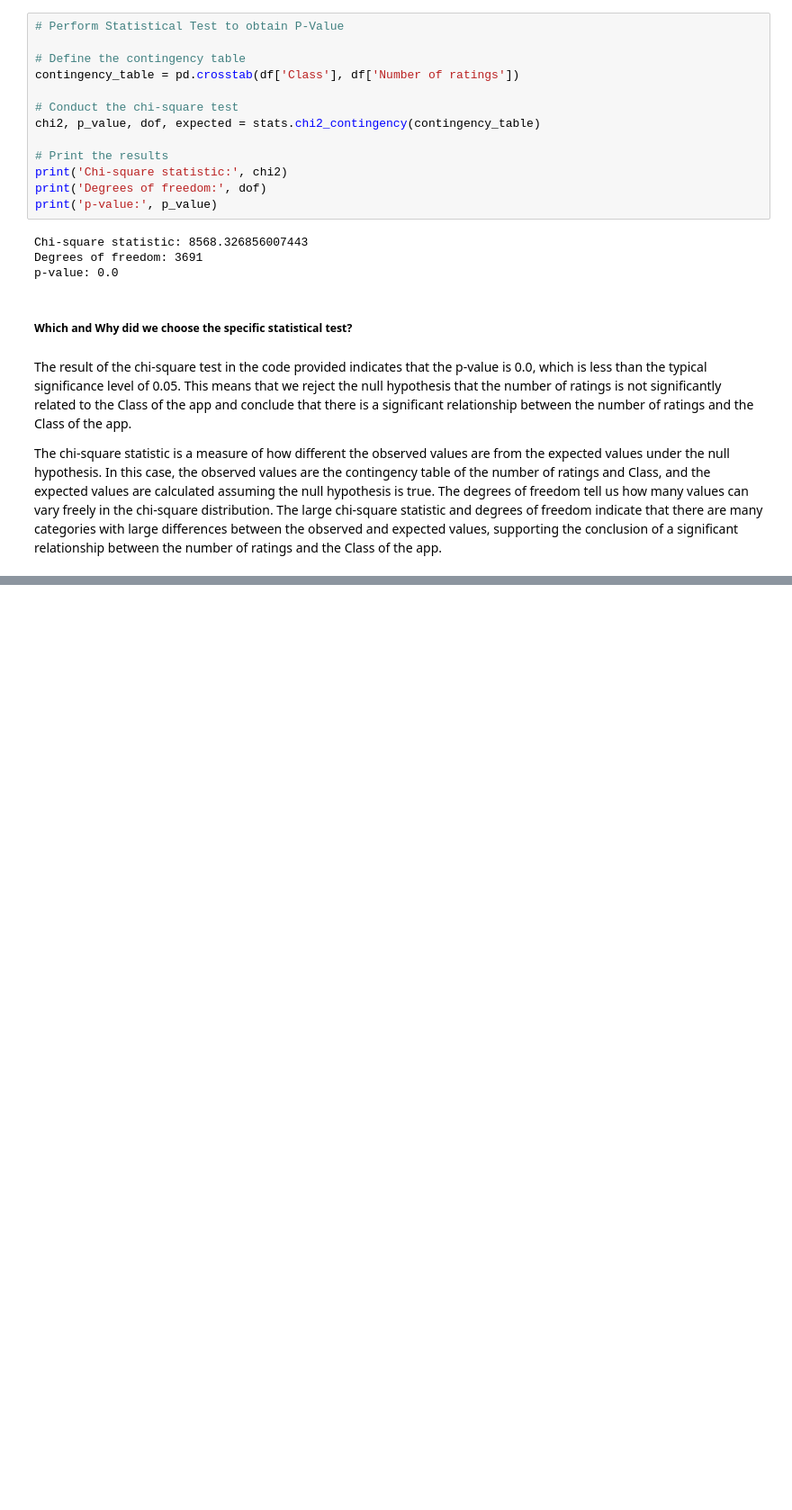
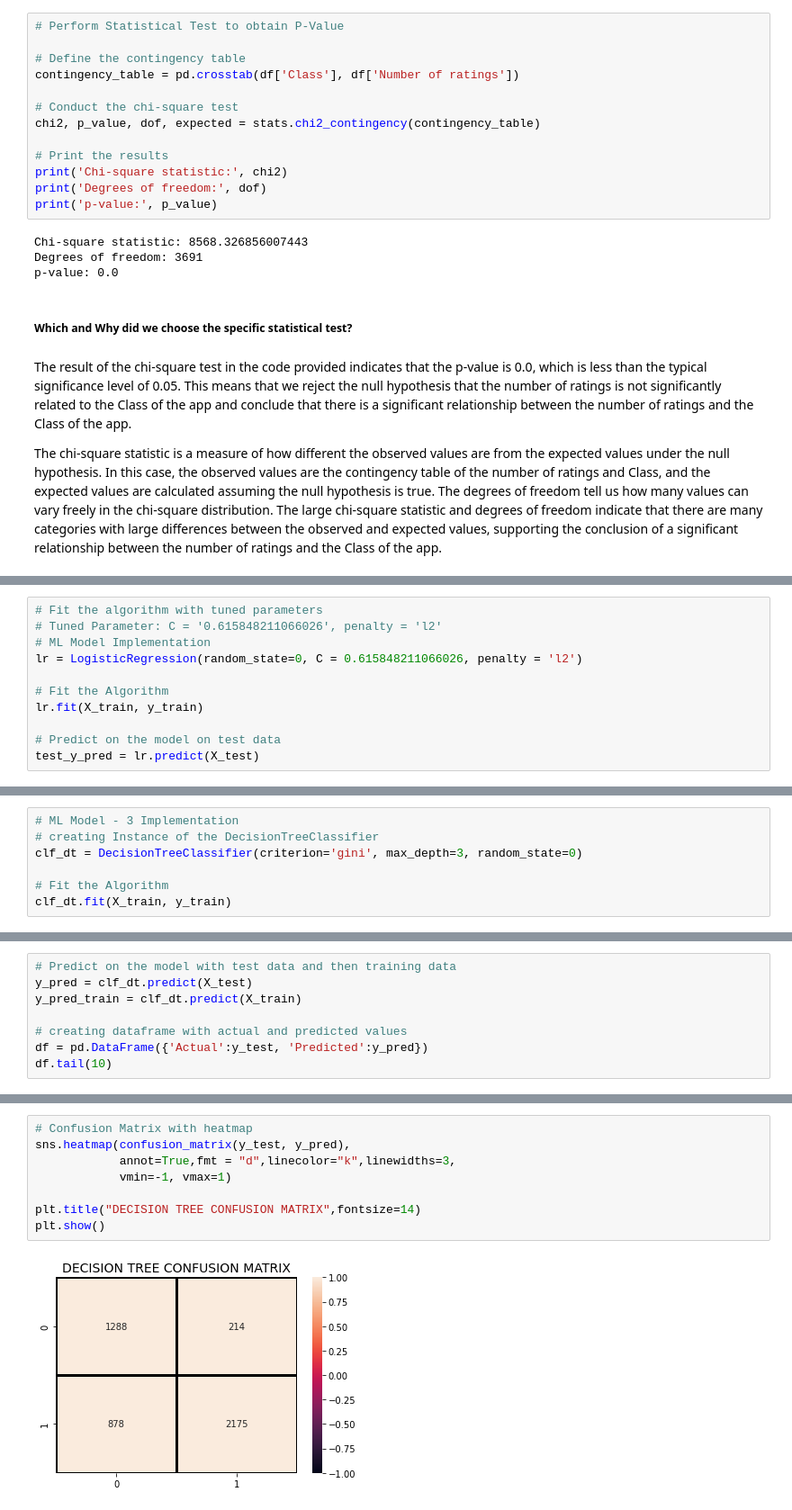
Before and after one commit to riyapatelrp/Android-Authenticity-Prediction, a Jupyter notebook: Android_Authenticity_Prediction.ipynb, the cells around one changed output, grey strips where cells are left out. Shown at 90% size. Saved outputs shown, nothing was run; the diff lists cells and outputs as text; blank space fills up the shorter version.

```diff
--- a/Android_Authenticity_Prediction.ipynb
+++ b/Android_Authenticity_Prediction.ipynb
@@ -1219,0 +1955,11 @@ The chi-square statistic is a measure of how different the observed values are f
+# %%
+# Fit the algorithm with tuned parameters
+# Tuned Parameter: C = '0.615848211066026', penalty = 'l2'
+# ML Model Implementation
+lr = LogisticRegression(random_state=0, C = 0.615848211066026, penalty = 'l2')
+
+# Fit the Algorithm
+lr.fit(X_train, y_train)
+
+# Predict on the model on test data
+test_y_pred = lr.predict(X_test)
@@ -1219,0 +1985,7 @@ The chi-square statistic is a measure of how different the observed values are f
+# %%
+# ML Model - 3 Implementation
+# creating Instance of the DecisionTreeClassifier
+clf_dt = DecisionTreeClassifier(criterion='gini', max_depth=3, random_state=0)
+
+# Fit the Algorithm
+clf_dt.fit(X_train, y_train)
@@ -1219,0 +1994,8 @@ The chi-square statistic is a measure of how different the observed values are f
+# %%
+# Predict on the model with test data and then training data
+y_pred = clf_dt.predict(X_test)
+y_pred_train = clf_dt.predict(X_train)
+
+# creating dataframe with actual and predicted values
+df = pd.DataFrame({'Actual':y_test, 'Predicted':y_pred})
+df.tail(10)
@@ -1219,0 +2030,10 @@ The chi-square statistic is a measure of how different the observed values are f
+# %%
+# Confusion Matrix with heatmap
+sns.heatmap(confusion_matrix(y_test, y_pred),
+            annot=True,fmt = "d",linecolor="k",linewidths=3,
+            vmin=-1, vmax=1)
+
+plt.title("DECISION TREE CONFUSION MATRIX",fontsize=14)
+plt.show()
+# %% [output]
+[figure, added]
```
Also changed, not shown: parts of 188 cells of this notebook.
